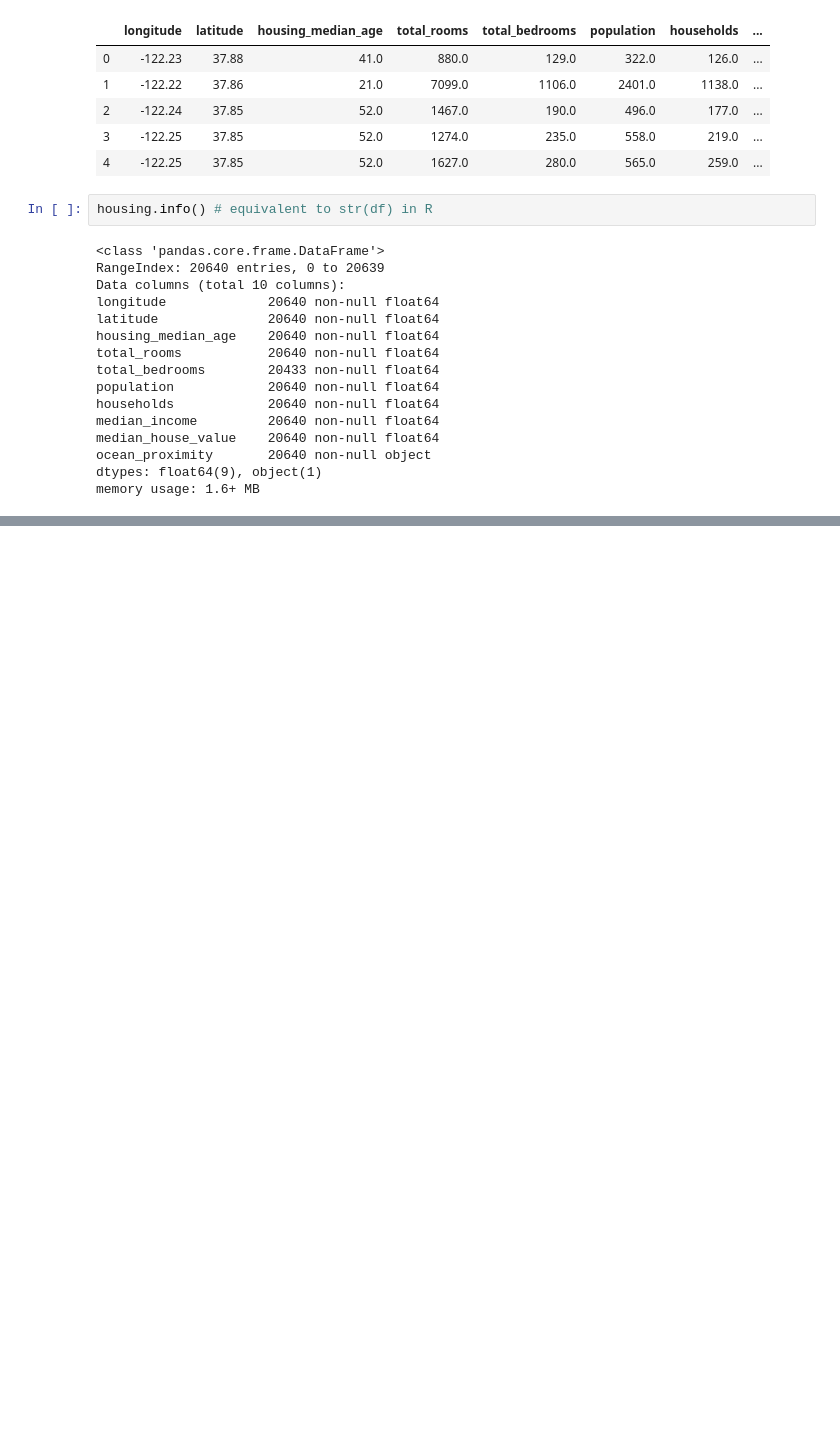
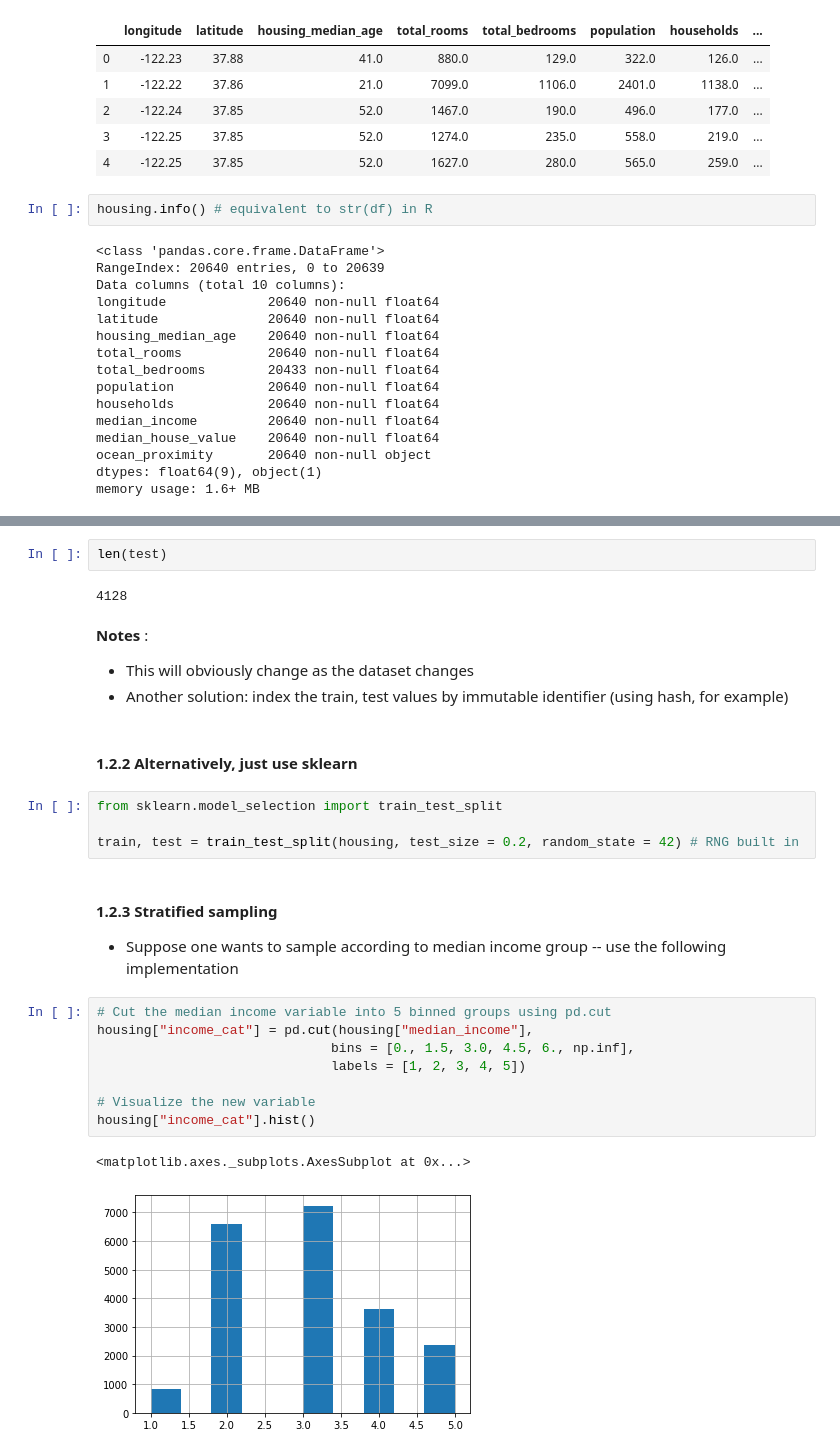
Before and after one commit to rschmidt347/python_ML, a Jupyter notebook: 02_end_to_end_ml_project.ipynb, the cells around one changed output, grey strips where cells are left out. Drawn from its saved outputs; the diff is of its cells as text; blank space fills up the shorter version.

```diff
--- a/02_end_to_end_ml_project.ipynb
+++ b/02_end_to_end_ml_project.ipynb
@@ -44,0 +108,29 @@ memory usage: 1.6+ MB
+# %%
+len(test)
+# %% [output]
+4128
+# %% [markdown]
+__Notes__ :
+- This will obviously change as the dataset changes
+- Another solution: index the train, test values by immutable identifier (using hash, for example)
+# %% [markdown]
+#### 1.2.2 Alternatively, just use sklearn
+# %%
+from sklearn.model_selection import train_test_split
+
+train, test = train_test_split(housing, test_size = 0.2, random_state = 42) # RNG built in
+# %% [markdown]
+#### 1.2.3 Stratified sampling
+
+- Suppose one wants to sample according to median income group -- use the following implementation
+# %%
+# Cut the median income variable into 5 binned groups using pd.cut
+housing["income_cat"] = pd.cut(housing["median_income"],
+                              bins = [0., 1.5, 3.0, 4.5, 6., np.inf],
+                              labels = [1, 2, 3, 4, 5])
+
+# Visualize the new variable
+housing["income_cat"].hist()
+# %% [output]
+<matplotlib.axes._subplots.AxesSubplot at 0x...>
+[figure, added]
```
Also changed, not shown: parts of 42 cells of this notebook.
